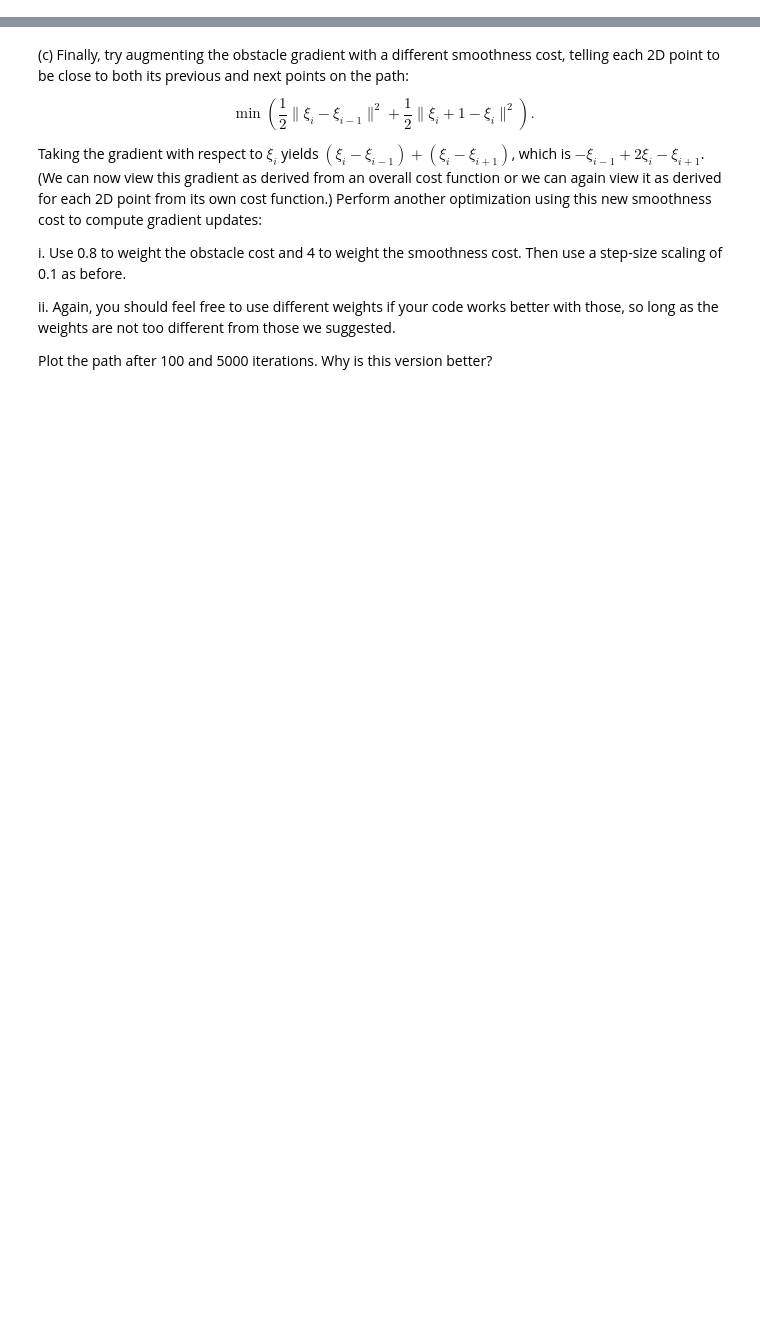
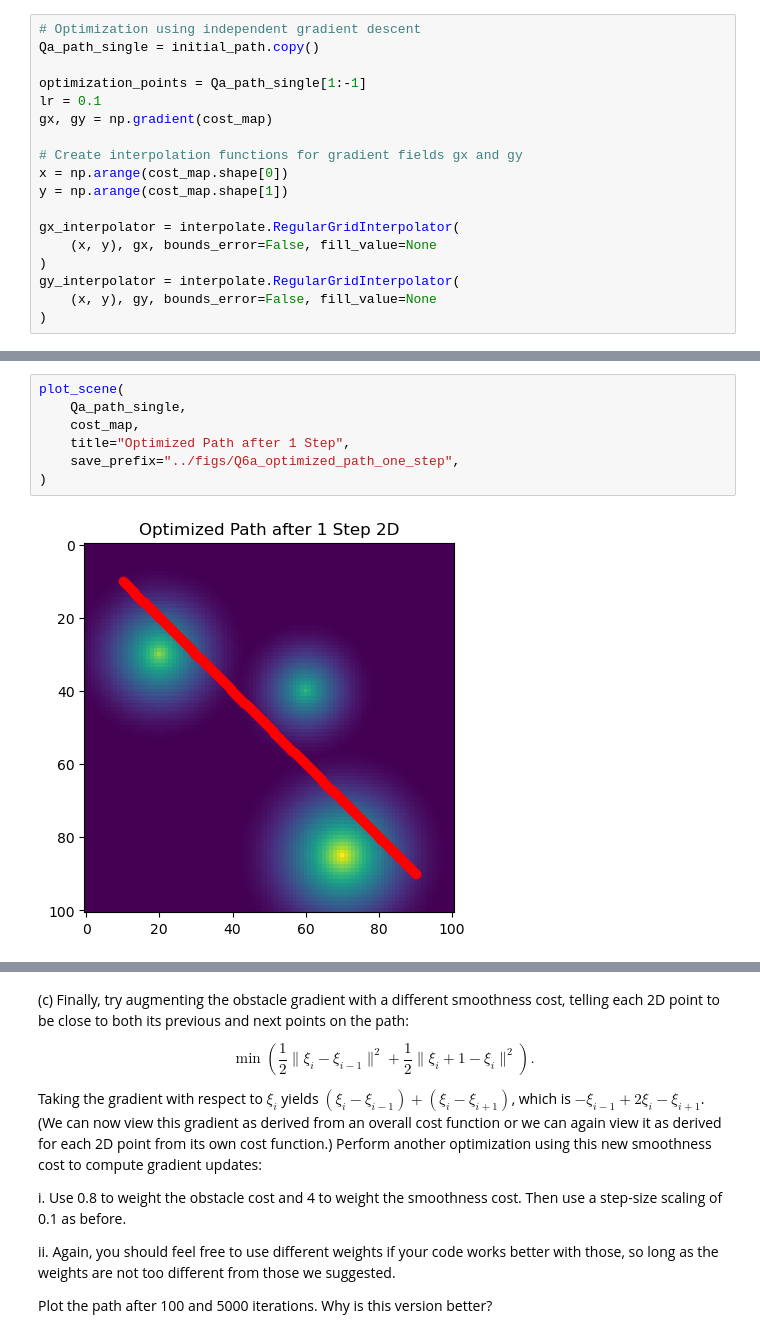
Before and after one commit to Tom-Notch/16-811-HW, a Jupyter notebook: src/Q6.ipynb, the cells around one changed output, grey strips where cells are left out. Drawn from its saved outputs; the diff is of its cells as text; blank space fills up the shorter version.

```diff
--- a/src/Q6.ipynb
+++ b/src/Q6.ipynb
@@ -22,3 +76,21 @@ Plot the path after one iteration — notice that it is moving away from the obs
 
 Pick convergence criteria and plot the path after convergence.
 What happened to it?
+# %%
+# Optimization using independent gradient descent
+Qa_path_single = initial_path.copy()
+
+optimization_points = Qa_path_single[1:-1]
+lr = 0.1
+gx, gy = np.gradient(cost_map)
+
+# Create interpolation functions for gradient fields gx and gy
+x = np.arange(cost_map.shape[0])
+y = np.arange(cost_map.shape[1])
+
+gx_interpolator = interpolate.RegularGridInterpolator(
+    (x, y), gx, bounds_error=False, fill_value=None
+)
+gy_interpolator = interpolate.RegularGridInterpolator(
+    (x, y), gy, bounds_error=False, fill_value=None
+)
@@ -24,0 +111,9 @@ What happened to it?
+# %%
+plot_scene(
+    Qa_path_single,
+    cost_map,
+    title="Optimized Path after 1 Step",
+    save_prefix="../figs/Q6a_optimized_path_one_step",
+)
+# %% [output]
+[figure, added]
```
Also changed, not shown: parts of 21 cells of this notebook, 25 other files.
